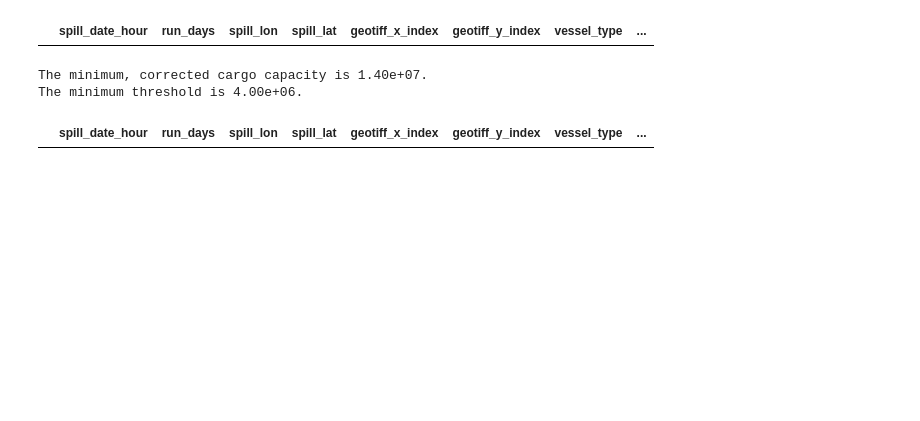
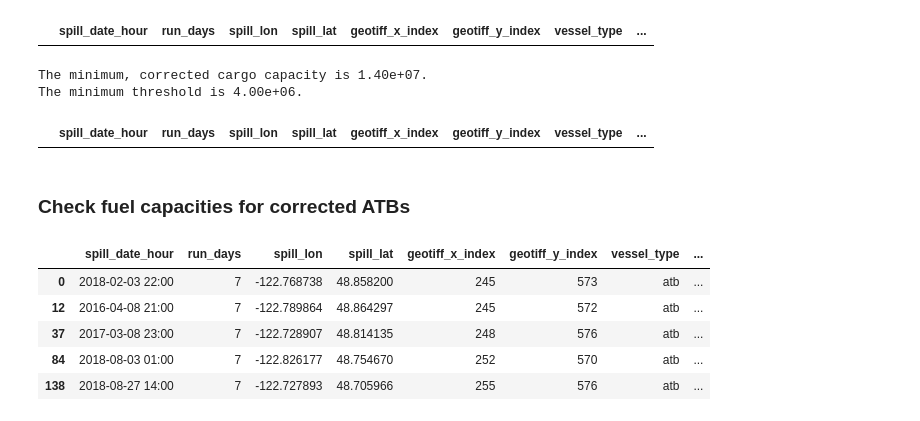
Before and after one commit to MIDOSS/analysis-rachael, a Jupyter notebook: notebooks/monte_carlo/fix_ATB_cargo_capacity.ipynb, the cells around one changed output. Drawn from its saved outputs; the diff is of its cells as text; code cells hidden in the pictures; blank space fills up the shorter version.

```diff
--- a/notebooks/monte_carlo/fix_ATB_cargo_capacity.ipynb
+++ b/notebooks/monte_carlo/fix_ATB_cargo_capacity.ipynb
@@ -377,3 +417,5 @@ spills_df_new_atb.loc[
 ]
 # %% [output]
 |  | spill_date_hour | run_days | spill_lon | spill_lat | geotiff_x_index | geotiff_y_index | vessel_type | ... |
+# %% [markdown]
+### Check fuel capacities for corrected ATBs
@@ -379,0 +427,9 @@ spills_df_new_atb.loc[
+# %%
+ATB_df.head(5)
+# %% [output]
+|  | spill_date_hour | run_days | spill_lon | spill_lat | geotiff_x_index | geotiff_y_index | vessel_type | ... |
+| 0 | 2018-02-03 22:00 | 7 | -122.768738 | 48.858200 | 245 | 573 | atb | ... |
+| 12 | 2016-04-08 21:00 | 7 | -122.789864 | 48.864297 | 245 | 572 | atb | ... |
+| 37 | 2017-03-08 23:00 | 7 | -122.728907 | 48.814135 | 248 | 576 | atb | ... |
+| 84 | 2018-08-03 01:00 | 7 | -122.826177 | 48.754670 | 252 | 570 | atb | ... |
+| 138 | 2018-08-27 14:00 | 7 | -122.727893 | 48.705966 | 255 | 576 | atb | ... |
```
Also changed, not shown: parts of 15 cells of this notebook.
